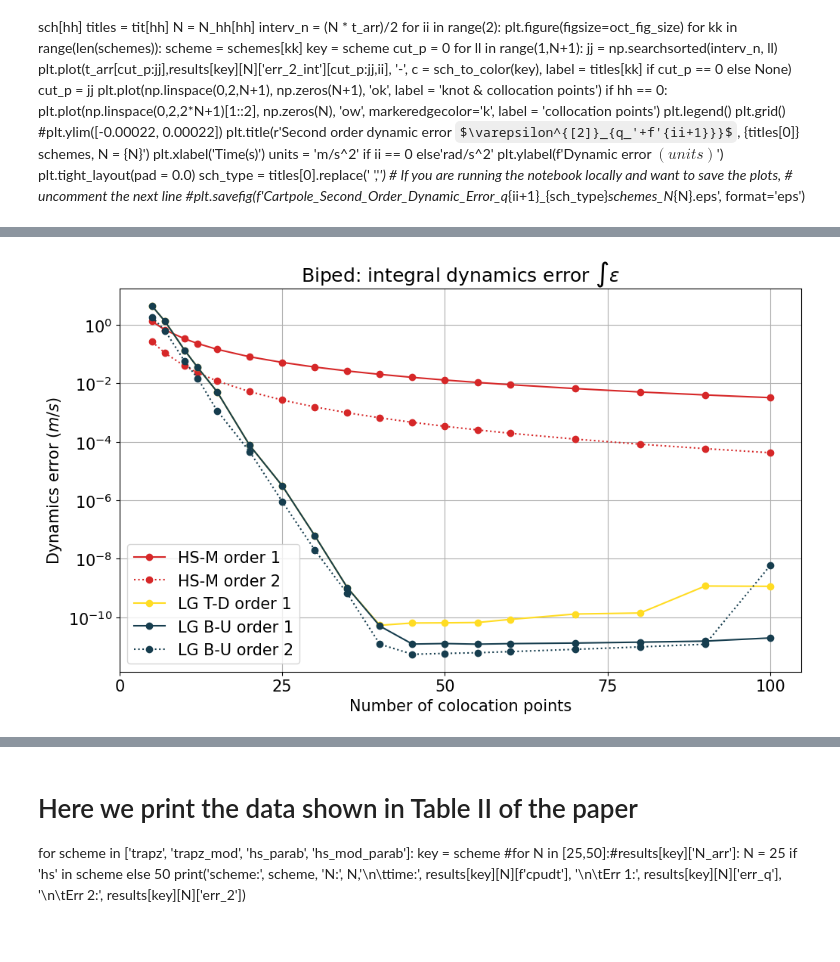
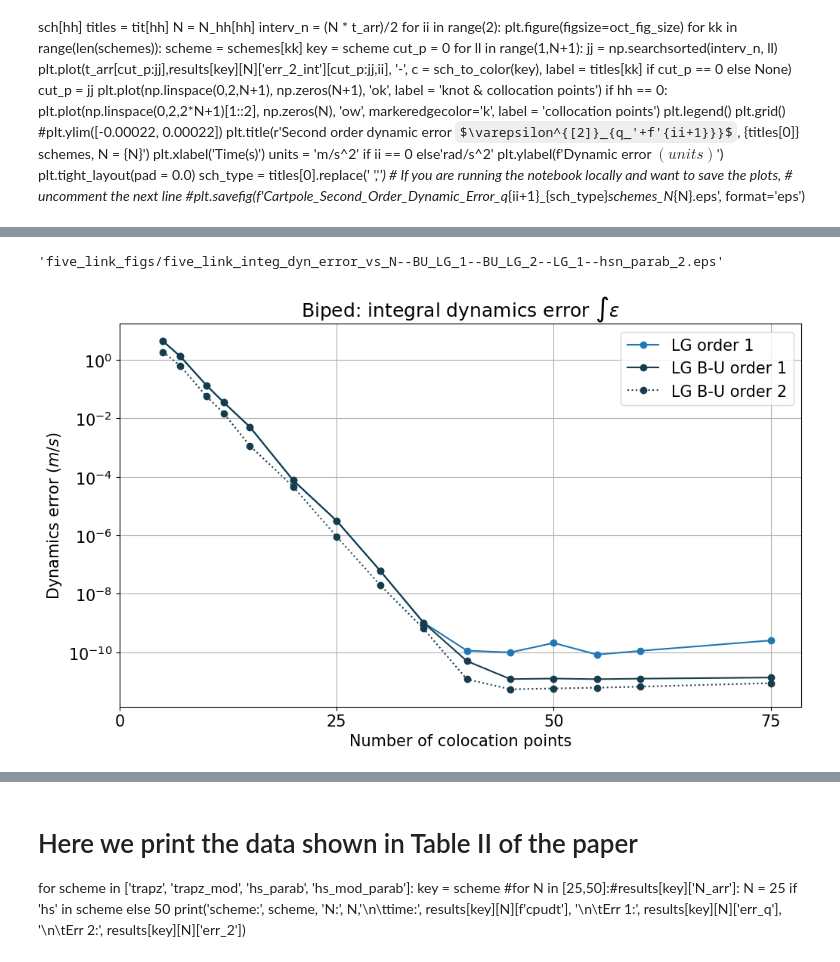
Before and after one commit to AunSiro/Cosejas_IRI, a Jupyter notebook: Casadi/Five-link-biped-all-schemes.ipynb, the cells around one changed output, grey strips where cells are left out. Drawn from its saved outputs; the diff is of its cells as text; code cells hidden in the pictures; some formulas as TeX source.

```diff
--- a/Casadi/Five-link-biped-all-schemes.ipynb
+++ b/Casadi/Five-link-biped-all-schemes.ipynb
@@ -1162,26 +1223,40 @@ dict_keys(['LG2_2', 'hsn_parab_1', 'hsn_parab_2', 'TD_LG_1', 'TD_LG_2', 'TD_CG_1
+# %%
+gen_fig_filename(
+    problem_name = 'five_link',
+    graph_name = 'integ_dyn_error',
+    schemes_printed = schemes,
+    format = 'eps',
+    N = None,
+    q_counter = None,
+)
+# %% [output]
+'five_link_figs/five_link_integ_dyn_error_vs_N--BU_LG_1--BU_LG_2--LG_1--hsn_parab_2.eps'
 # %%
 data_array = ['err_q_acum','err_v_acum','err_2_acum','cpudt']
 schemes = [
     #'LG2_2',
-    'hsn_parab_1',
-    'hsn_parab_2',
-    'TD_LG_1',
+    #'hsn_parab_1',
+    #'hsn_parab_2',
+    'LG_1',
+    #'LGR_1',
+    #'LGL_1',
+    #'CG_1',
+    'BU_LG_1',
+    'BU_LG_2',
+    #'BU_LGR_1',
+    #'BU_LGR_2',
+    #'BU_LGL_1',
+    #'BU_LGL_2'
+    #'BU_CG_1',
+    #'BU_CG_2',
+    #'TD_LG_1',
     #'TD_LG_2',
     #'TD_CG_1',
     #'TD_CG_2',
-    'BU_LG_1',
-    'BU_LG_2',
-    #'BU_CG_1',
-    #'BU_CG_2',
-    #'LG_1',
-    #'CG_1',
-    #'LGR_1',
-    #'BU_LGR_1',
-    #'BU_LGR_2',
-    #'LGL_1',
-    #'BU_LGL_1',
-    #'BU_LGL_2'
 ]
+
+#save = True
+save = False
 
 data_key = data_array[2]
 for qq in range(1):
@@ -1190,33 +1265,41 @@ for qq in range(1):
     for key in schemes: #results.keys():#
         scheme = results[key]['scheme']
         #if "C" in scheme:
             #continue
             #pass
         plot_kw = scheme_kwargs(scheme, longlabel=False)
         plot_kw['ls'] = '-' if results[key]['order'] == 1 else ':'
         plot_kw['label'] = plot_kw['label']+' order '+str(results[key]['order'])
         N_arr = results[key]['N_arr']
         if len(results[key][data_key].shape) == 1:
             plt.plot(N_arr,
              results[key][data_key],
              **plot_kw)
         else:
             plt.plot(N_arr,
              results[key][data_key][:,qq],
              **plot_kw)
     plt.yscale('log')
     #ticks = np.array(results[key]['N_arr'])
     ticks = np.arange(0, results[key]['N_arr'][-1]+1, 25)
     plt.xticks(ticks, labels=ticks)
     plt.xlabel('Number of colocation points')
     plt.grid()
     plt.legend()#loc = 'lower left'
     units = 'm/s' if qq == 0 else'rad/s'
     plt.ylabel(f'Dynamics error $({units})$')
     plt.tight_layout(pad = 0.0)
     # If you are running the notebook locally and want to save the plots,
     # uncomment the next line
-    #plt.savefig(f'BU_pseudo/Cartpole_BU_pseudosp_Gauss_Dynamic_Error_q_{qq+1}_vs_N.eps', format='eps')
+    if save:
+        save_fig(
+            problem_name = 'five_link',
+            graph_name = 'integ_dyn_error',
+            schemes_printed = schemes,
+            save_format = 'eps',
+            N = None,
+            q_counter = None,
+        )
 # %% [output]
-[figure, old version]
+[figure, new version]
 # %%
```
Also changed, not shown: parts of 14 cells of this notebook, 1 other file.
